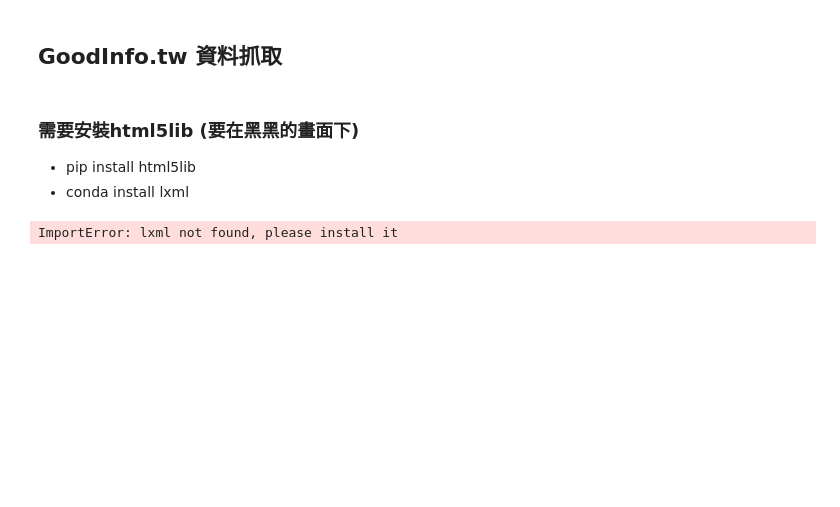
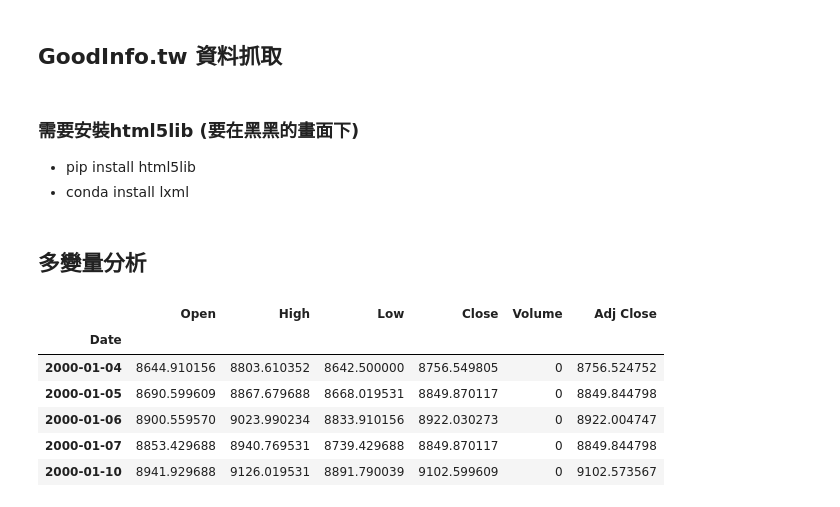
Before and after one commit to ywchiu/pyfintech, a Jupyter notebook: 20160729Demo.ipynb, the cells around one changed output. Saved outputs shown, nothing was run; the diff lists cells and outputs as text; code cells hidden in the pictures; blank space fills up the shorter version.

```diff
--- a/20160729Demo.ipynb
+++ b/20160729Demo.ipynb
@@ -505,6 +505,6 @@ Populating the interactive namespace from numpy and matplotlib
 - conda install lxml
 # %%
 import pandas
-dfs = pandas.read_html('http://goodinfo.tw/StockInfo/StockBzPerformance.asp?STOCK_ID=2330')
+#dfs = pandas.read_html('http://goodinfo.tw/StockInfo/StockBzPerformance.asp?STOCK_ID=2330')
-# %% [output]
-ImportError: lxml not found, please install it
+# %% [markdown]
+## 多變量分析
@@ -510,0 +515,10 @@ ImportError: lxml not found, please install it
+# %%
+dftwii.head()
+# %% [output]
+|  | Open | High | Low | Close | Volume | Adj Close |
+| Date |  |  |  |  |  |  |
+| 2000-01-04 | 8644.910156 | 8803.610352 | 8642.500000 | 8756.549805 | 0 | 8756.524752 |
+| 2000-01-05 | 8690.599609 | 8867.679688 | 8668.019531 | 8849.870117 | 0 | 8849.844798 |
+| 2000-01-06 | 8900.559570 | 9023.990234 | 8833.910156 | 8922.030273 | 0 | 8922.004747 |
+| 2000-01-07 | 8853.429688 | 8940.769531 | 8739.429688 | 8849.870117 | 0 | 8849.844798 |
+| 2000-01-10 | 8941.929688 | 9126.019531 | 8891.790039 | 9102.599609 | 0 | 9102.573567 |
```
Also changed, not shown: parts of 8 cells of this notebook.
